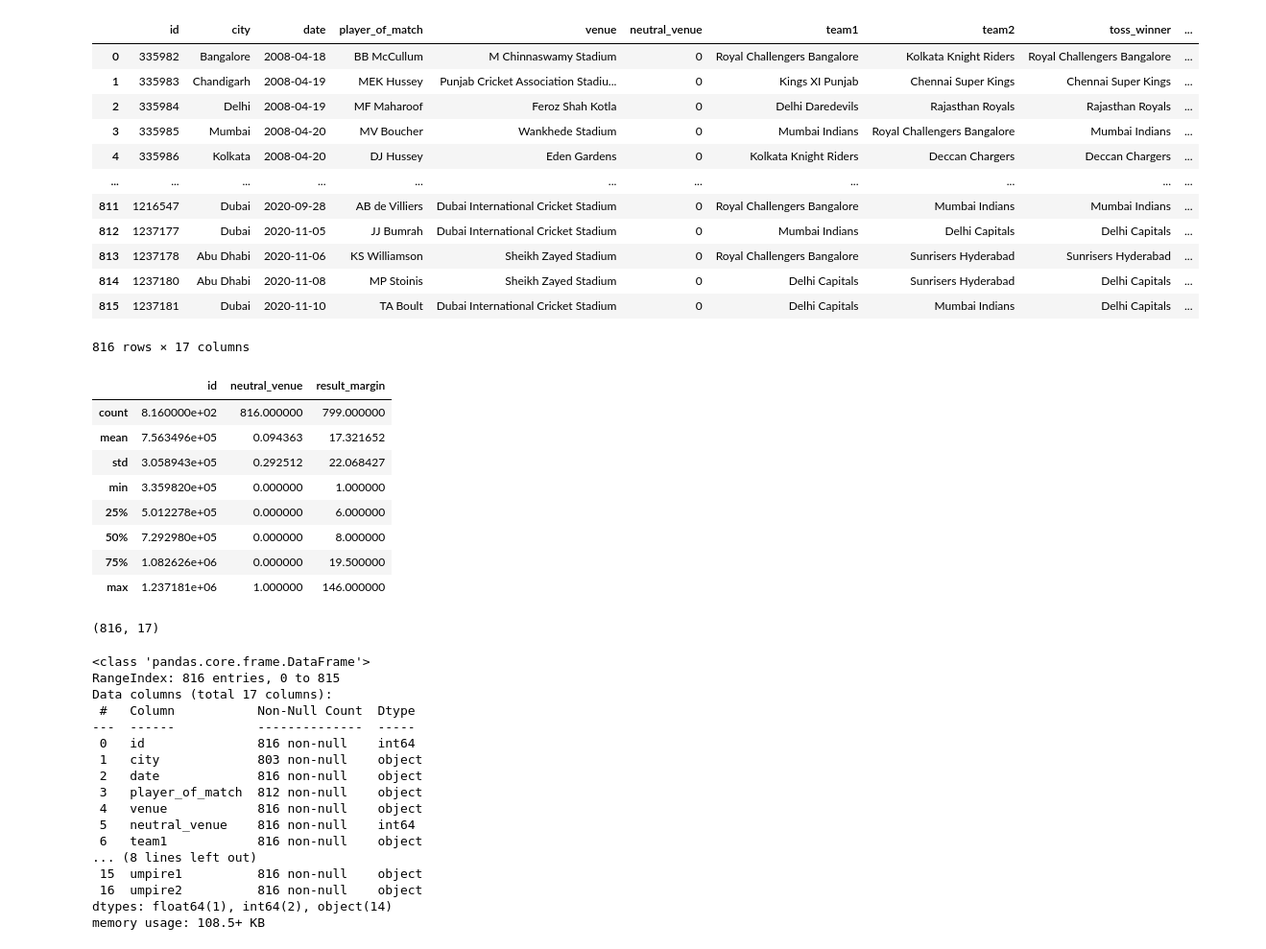
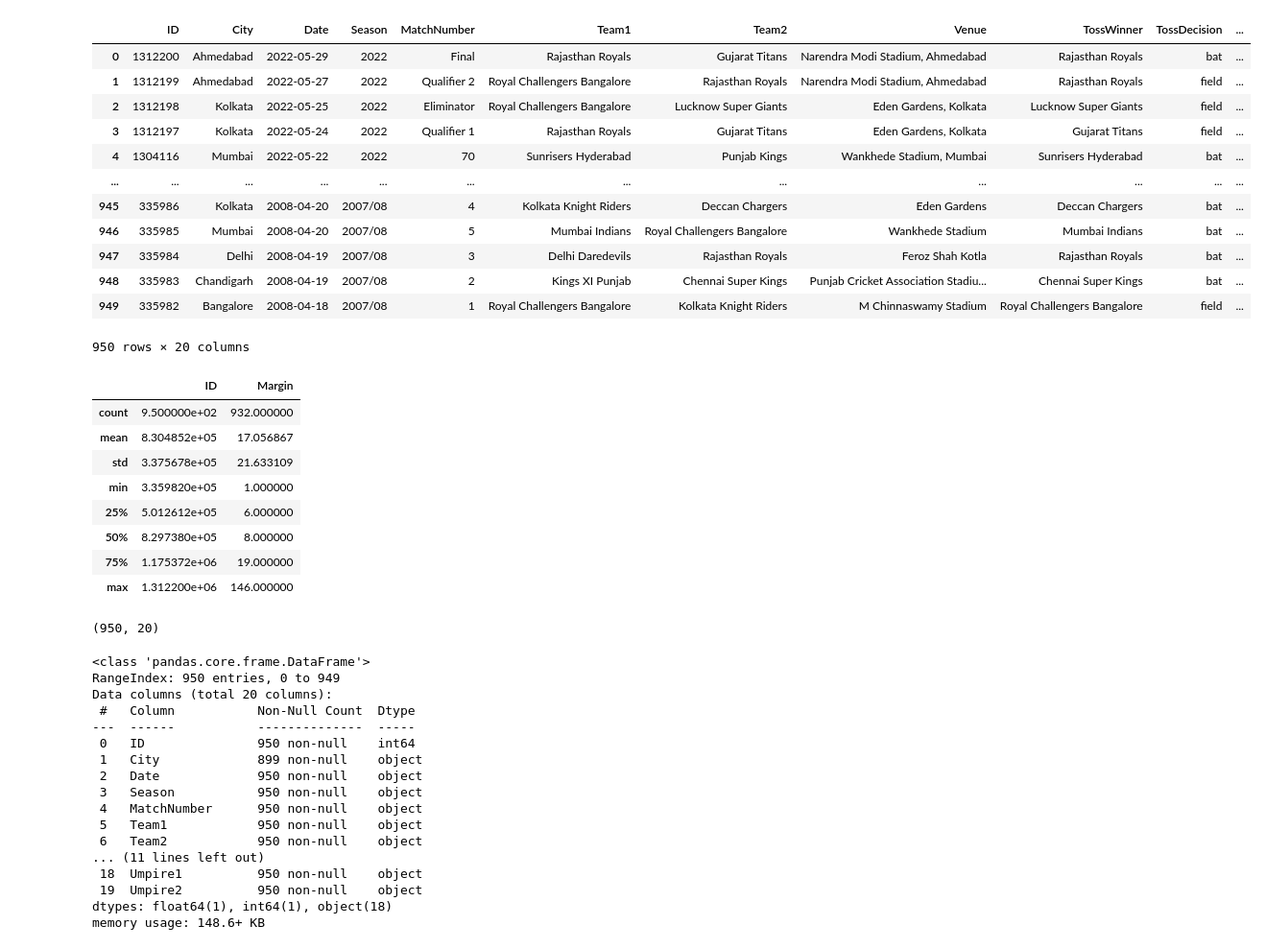
Before and after one commit to iamabhaytiwari343/IPL, a Jupyter notebook: preprocessing.ipynb, the cells around one changed output. Shown at 96% size. Saved outputs shown, nothing was run; the diff lists cells and outputs as text; code cells hidden in the pictures.

Commit message:
Data Preprocessing

```diff
--- a/preprocessing.ipynb
+++ b/preprocessing.ipynb
@@ -4,58 +4,58 @@ import pandas as pd
 import matplotlib.pyplot as plt
 import seaborn as sns
 # %%
-df=pd.read_csv("IPL Matches 2008-2020.csv")
+df=pd.read_csv("matches_dataset.csv")
 df
 # %% [output]
-|  | id | city | date | player_of_match | venue | neutral_venue | team1 | team2 | toss_winner | ... |
-| 0 | 335982 | Bangalore | 2008-04-18 | BB McCullum | M Chinnaswamy Stadium | 0 | Royal Challengers Bangalore | Kolkata Knight Riders | Royal Challengers Bangalore | ... |
-| 1 | 335983 | Chandigarh | 2008-04-19 | MEK Hussey | Punjab Cricket Association Stadiu... | 0 | Kings XI Punjab | Chennai Super Kings | Chennai Super Kings | ... |
-| 2 | 335984 | Delhi | 2008-04-19 | MF Maharoof | Feroz Shah Kotla | 0 | Delhi Daredevils | Rajasthan Royals | Rajasthan Royals | ... |
-| 3 | 335985 | Mumbai | 2008-04-20 | MV Boucher | Wankhede Stadium | 0 | Mumbai Indians | Royal Challengers Bangalore | Mumbai Indians | ... |
-| 4 | 335986 | Kolkata | 2008-04-20 | DJ Hussey | Eden Gardens | 0 | Kolkata Knight Riders | Deccan Chargers | Deccan Chargers | ... |
-| ... | ... | ... | ... | ... | ... | ... | ... | ... | ... | ... |
-| 811 | 1216547 | Dubai | 2020-09-28 | AB de Villiers | Dubai International Cricket Stadium | 0 | Royal Challengers Bangalore | Mumbai Indians | Mumbai Indians | ... |
-| 812 | 1237177 | Dubai | 2020-11-05 | JJ Bumrah | Dubai International Cricket Stadium | 0 | Mumbai Indians | Delhi Capitals | Delhi Capitals | ... |
-| 813 | 1237178 | Abu Dhabi | 2020-11-06 | KS Williamson | Sheikh Zayed Stadium | 0 | Royal Challengers Bangalore | Sunrisers Hyderabad | Sunrisers Hyderabad | ... |
-| 814 | 1237180 | Abu Dhabi | 2020-11-08 | MP Stoinis | Sheikh Zayed Stadium | 0 | Delhi Capitals | Sunrisers Hyderabad | Delhi Capitals | ... |
-| 815 | 1237181 | Dubai | 2020-11-10 | TA Boult | Dubai International Cricket Stadium | 0 | Delhi Capitals | Mumbai Indians | Delhi Capitals | ... |
+|  | ID | City | Date | Season | MatchNumber | Team1 | Team2 | Venue | TossWinner | TossDecision | ... |
+| 0 | 1312200 | Ahmedabad | 2022-05-29 | 2022 | Final | Rajasthan Royals | Gujarat Titans | Narendra Modi Stadium, Ahmedabad | Rajasthan Royals | bat | ... |
+| 1 | 1312199 | Ahmedabad | 2022-05-27 | 2022 | Qualifier 2 | Royal Challengers Bangalore | Rajasthan Royals | Narendra Modi Stadium, Ahmedabad | Rajasthan Royals | field | ... |
+| 2 | 1312198 | Kolkata | 2022-05-25 | 2022 | Eliminator | Royal Challengers Bangalore | Lucknow Super Giants | Eden Gardens, Kolkata | Lucknow Super Giants | field | ... |
+| 3 | 1312197 | Kolkata | 2022-05-24 | 2022 | Qualifier 1 | Rajasthan Royals | Gujarat Titans | Eden Gardens, Kolkata | Gujarat Titans | field | ... |
+| 4 | 1304116 | Mumbai | 2022-05-22 | 2022 | 70 | Sunrisers Hyderabad | Punjab Kings | Wankhede Stadium, Mumbai | Sunrisers Hyderabad | bat | ... |
+| ... | ... | ... | ... | ... | ... | ... | ... | ... | ... | ... | ... |
+| 945 | 335986 | Kolkata | 2008-04-20 | 2007/08 | 4 | Kolkata Knight Riders | Deccan Chargers | Eden Gardens | Deccan Chargers | bat | ... |
+| 946 | 335985 | Mumbai | 2008-04-20 | 2007/08 | 5 | Mumbai Indians | Royal Challengers Bangalore | Wankhede Stadium | Mumbai Indians | bat | ... |
+| 947 | 335984 | Delhi | 2008-04-19 | 2007/08 | 3 | Delhi Daredevils | Rajasthan Royals | Feroz Shah Kotla | Rajasthan Royals | bat | ... |
+| 948 | 335983 | Chandigarh | 2008-04-19 | 2007/08 | 2 | Kings XI Punjab | Chennai Super Kings | Punjab Cricket Association Stadiu... | Chennai Super Kings | bat | ... |
+| 949 | 335982 | Bangalore | 2008-04-18 | 2007/08 | 1 | Royal Challengers Bangalore | Kolkata Knight Riders | M Chinnaswamy Stadium | Royal Challengers Bangalore | field | ... |
-816 rows × 17 columns
+950 rows × 20 columns
 # %%
 df.describe()
 # %% [output]
-|  | id | neutral_venue | result_margin |
-| count | 8.160000e+02 | 816.000000 | 799.000000 |
-| mean | 7.563496e+05 | 0.094363 | 17.321652 |
-| std | 3.058943e+05 | 0.292512 | 22.068427 |
-| min | 3.359820e+05 | 0.000000 | 1.000000 |
-| 25% | 5.012278e+05 | 0.000000 | 6.000000 |
-| 50% | 7.292980e+05 | 0.000000 | 8.000000 |
-| 75% | 1.082626e+06 | 0.000000 | 19.500000 |
-| max | 1.237181e+06 | 1.000000 | 146.000000 |
+|  | ID | Margin |
+| count | 9.500000e+02 | 932.000000 |
+| mean | 8.304852e+05 | 17.056867 |
+| std | 3.375678e+05 | 21.633109 |
+| min | 3.359820e+05 | 1.000000 |
+| 25% | 5.012612e+05 | 6.000000 |
+| 50% | 8.297380e+05 | 8.000000 |
+| 75% | 1.175372e+06 | 19.000000 |
+| max | 1.312200e+06 | 146.000000 |
 # %%
 df.shape
 # %% [output]
-(816, 17)
+(950, 20)
 # %%
 df.info()
 # %% [output]
 <class 'pandas.core.frame.DataFrame'>
-RangeIndex: 816 entries, 0 to 815
-Data columns (total 17 columns):
+RangeIndex: 950 entries, 0 to 949
+Data columns (total 20 columns):
  #   Column           Non-Null Count  Dtype
 ---  ------           --------------  -----
- 0   id               816 non-null    int64
- 1   city             803 non-null    object
- 2   date             816 non-null    object
- 3   player_of_match  812 non-null    object
- 4   venue            816 non-null    object
- 5   neutral_venue    816 non-null    int64
- 6   team1            816 non-null    object
-... (8 lines left out)
- 15  umpire1          816 non-null    object
- 16  umpire2          816 non-null    object
-dtypes: float64(1), int64(2), object(14)
-memory usage: 108.5+ KB
+ 0   ID               950 non-null    int64
+ 1   City             899 non-null    object
+ 2   Date             950 non-null    object
+ 3   Season           950 non-null    object
+ 4   MatchNumber      950 non-null    object
+ 5   Team1            950 non-null    object
+ 6   Team2            950 non-null    object
+... (11 lines left out)
+ 18  Umpire1          950 non-null    object
+ 19  Umpire2          950 non-null    object
+dtypes: float64(1), int64(1), object(18)
+memory usage: 148.6+ KB
 # %%
 #looking closely at the dataset we have last 2 columns empire 1 and umpire 2 we do not need
 #so after deleting those 2 columns and again saving the dataframe thus obtained in df
```
Also changed, not shown: parts of 15 cells of this notebook, 2 other files.
